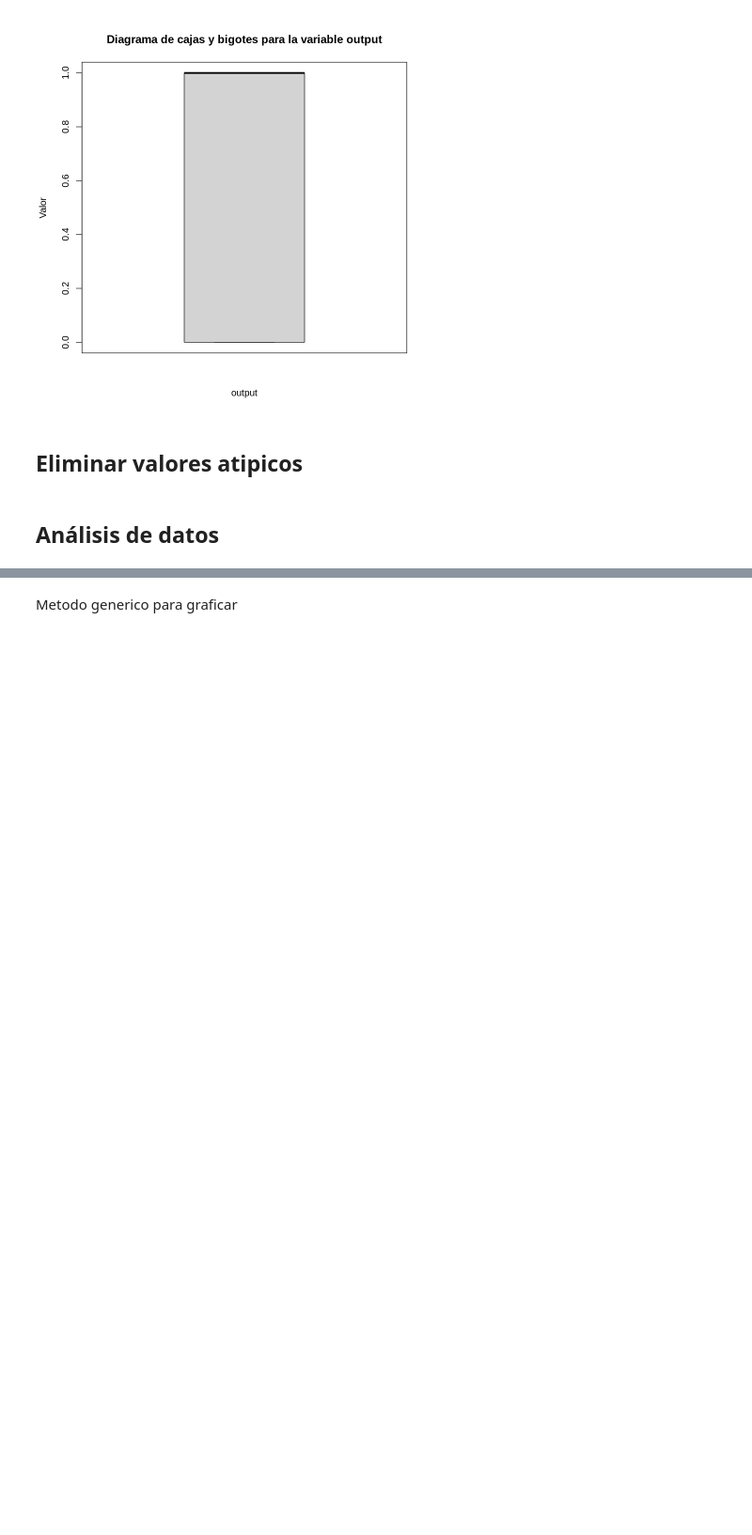
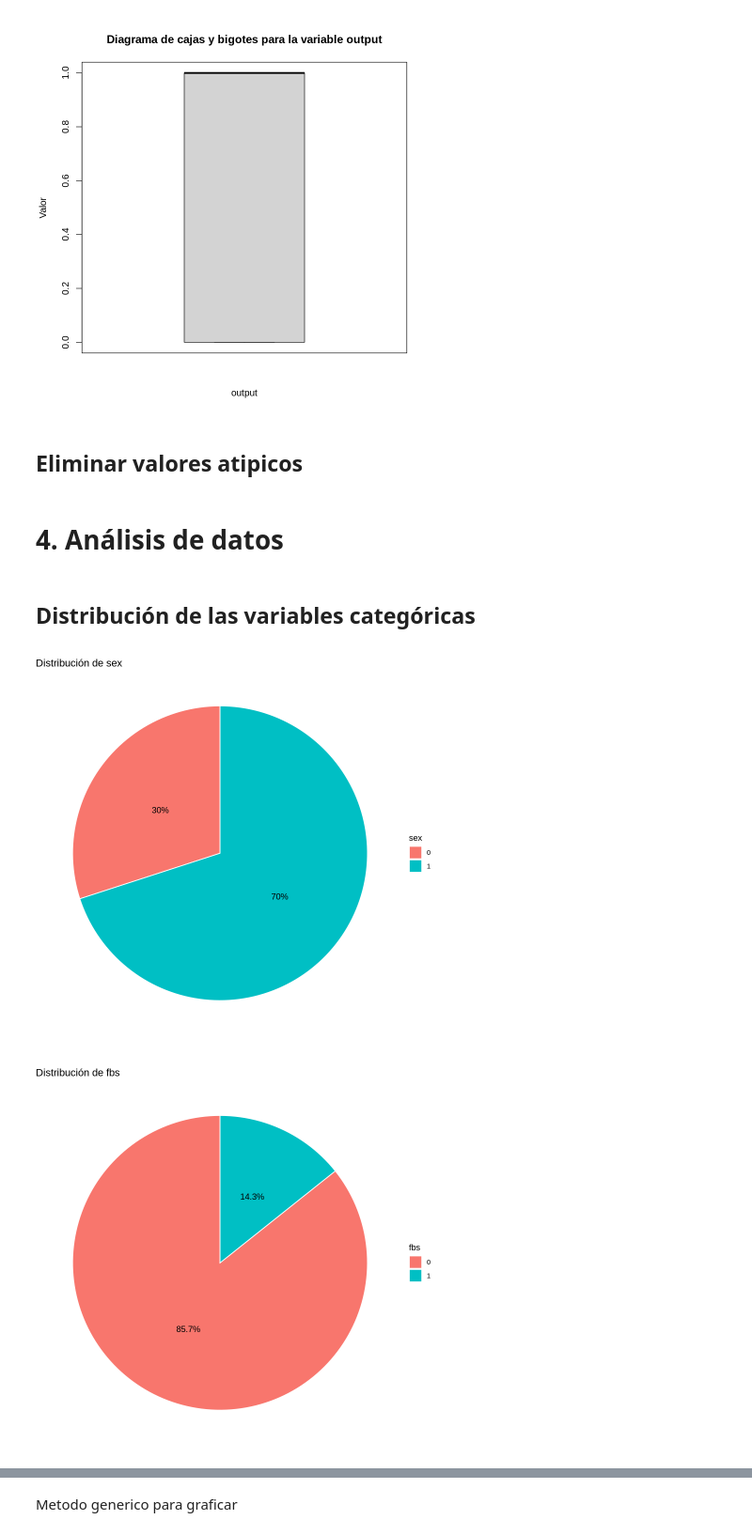
Before and after one commit to gaso/tipilogia_heart-attack-analysis, a Jupyter notebook: analysis.ipynb, the cells around one changed output, grey strips where cells are left out. Shown: that part at 94% size. Cells and saved outputs as stored; diff of their text form; code cells hidden in the pictures; blank space fills up the shorter version.

Commit message:
Analisis variables categoricas

```diff
--- a/analysis.ipynb
+++ b/analysis.ipynb
@@ -350,4 +350,36 @@ outliers <- apply(data[non_fbs_columns], 1, function(x) any(x < lower | x > uppe
 # Eliminar las filas con valores atípicos en variables excepto "fbs"
 data <- data[!outliers, ]
 # %% [markdown]
-## Análisis de datos
+# 4. Análisis de datos
+# %% [markdown]
+## Distribución de las variables categóricas
+# %%
+# Lista de variables categóricas
+variables <- c("sex", "fbs", "cp", "restecg", "exng", "slp", "caa", "thall")
+
+# Crear los gráficos de pastel
+for (variable in variables) {
+  # Calcular las frecuencias de cada categoría
+  frequencies <- table(data[[variable]])
+
+  # Calcular los porcentajes de cada categoría
+  percentages <- prop.table(frequencies) * 100
+
+  # Convertir las frecuencias y porcentajes en un data frame
+  pie_data <- data.frame(category = names(frequencies), frequency = as.vector(frequencies), percentage = as.vector(percentages))
+
+  # Crear el gráfico de pastel para la variable actual
+  pie_chart <- ggplot(pie_data, aes(x = "", y = percentage, fill = category)) +
+    geom_bar(width = 1, color = "white", stat = "identity") +
+    labs(title = paste("Distribución de", variable)) +
+    coord_polar(theta = "y") +
+    scale_fill_discrete(name = variable) +
+    theme_void() +
+    geom_text(aes(label = paste0(round(percentage, 1), "%")), position = position_stack(vjust = 0.5))
+
+  # Imprimir el gráfico de pastel
+  print(pie_chart)
+}
+# %% [output]
+[figure, added]
+[figure, added]
```
Also changed, not shown: parts of 3 cells of this notebook.
